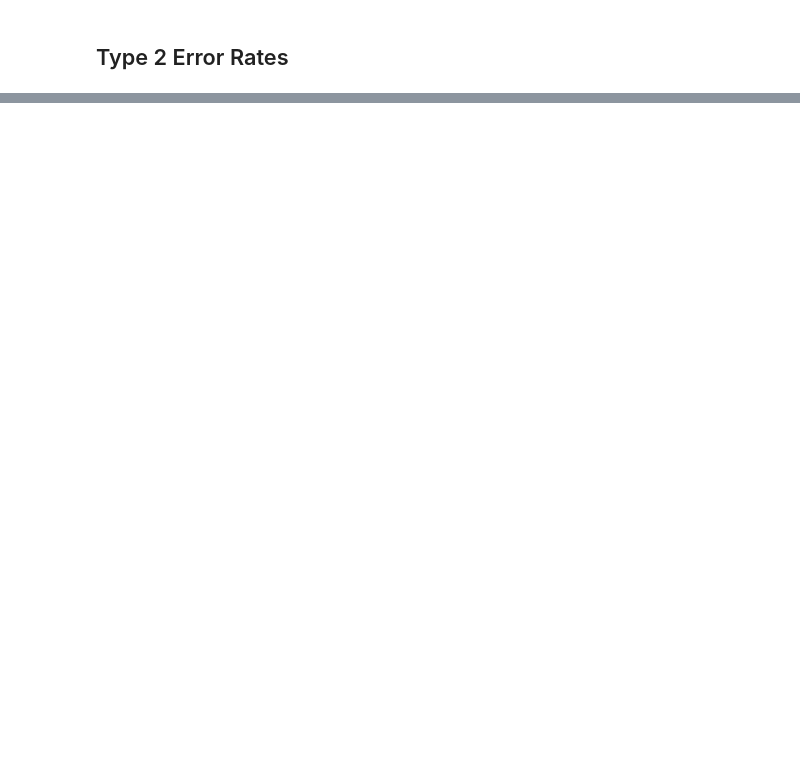
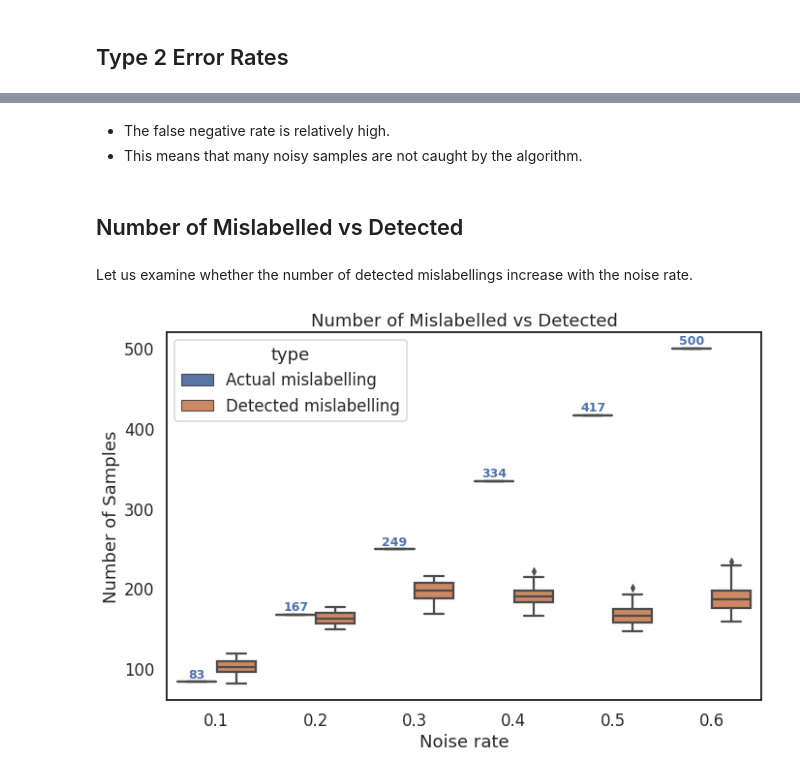
Before and after one commit to sheikhomar/snow-leopard, a Jupyter notebook: notebooks/19-results-cleanlab.ipynb, the cells around one changed output, grey strips where cells are left out. Saved outputs shown, nothing was run; the diff lists cells and outputs as text; code cells hidden in the pictures; blank space fills up the shorter version.

```diff
--- a/notebooks/19-results-cleanlab.ipynb
+++ b/notebooks/19-results-cleanlab.ipynb
@@ -98,0 +131,33 @@ ax.set_title("$ER_2$ for CleanLab Algorithm");
+# %% [markdown]
+- The false negative rate is relatively high.
+- This means that many noisy samples are not caught by the algorithm.
+# %% [markdown]
+## Number of Mislabelled vs Detected
+# %% [markdown]
+Let us examine whether the number of detected mislabellings increase with the noise rate.
+# %%
+df_boxplot_data = pd.melt(
+    frame=df_score_data[["noise_rate", "n_mislabelled", "n_detected"]],
+    id_vars=["noise_rate"],
+    var_name=["type"]
+)
+df_boxplot_data.replace({"type": "n_mislabelled"}, "Actual mislabelling", inplace=True)
+df_boxplot_data.replace({"type": "n_detected"}, "Detected mislabelling", inplace=True)
+
+fig, ax = plt.subplots(figsize=(11, 7))
+box_plot = sns.boxplot(x="noise_rate", y="value", hue="type", data=df_boxplot_data, ax=ax)
+
+vals = df_score_data.groupby("noise_rate")["n_mislabelled"].mean().to_numpy()
+
+for xtick in box_plot.get_xticks():
+    box_plot.text(
+        x=xtick-0.2,
+        y=vals[xtick]+5,
+        s=vals[xtick],
+        horizontalalignment='center',size='x-small',color='b',weight='semibold')
+
+ax.set_xlabel("Noise rate")
+ax.set_ylabel("Number of Samples")
+ax.set_title("Number of Mislabelled vs Detected");
+# %% [output]
+[figure, added]
```
Also changed, not shown: parts of 20 cells of this notebook.
